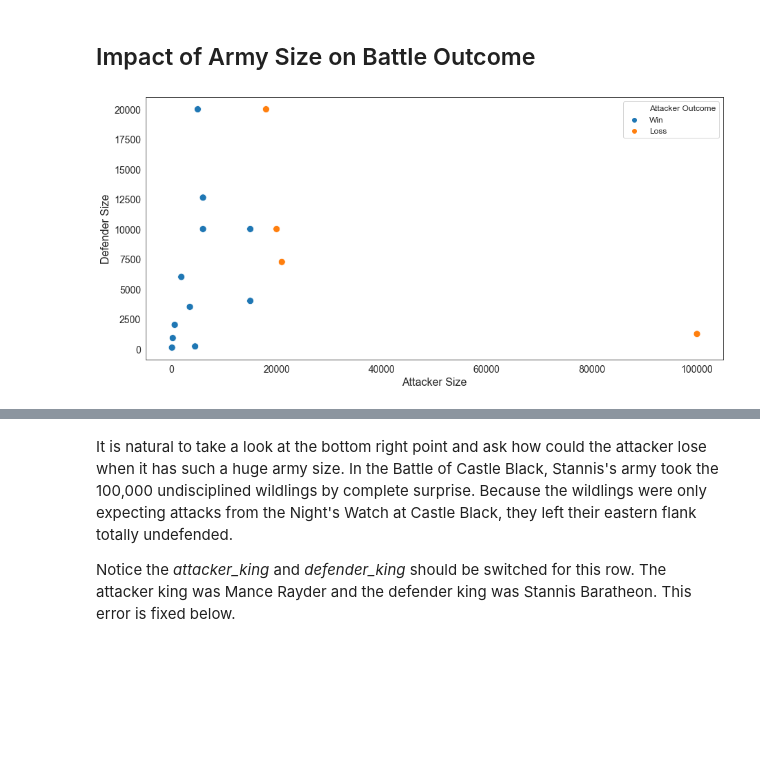
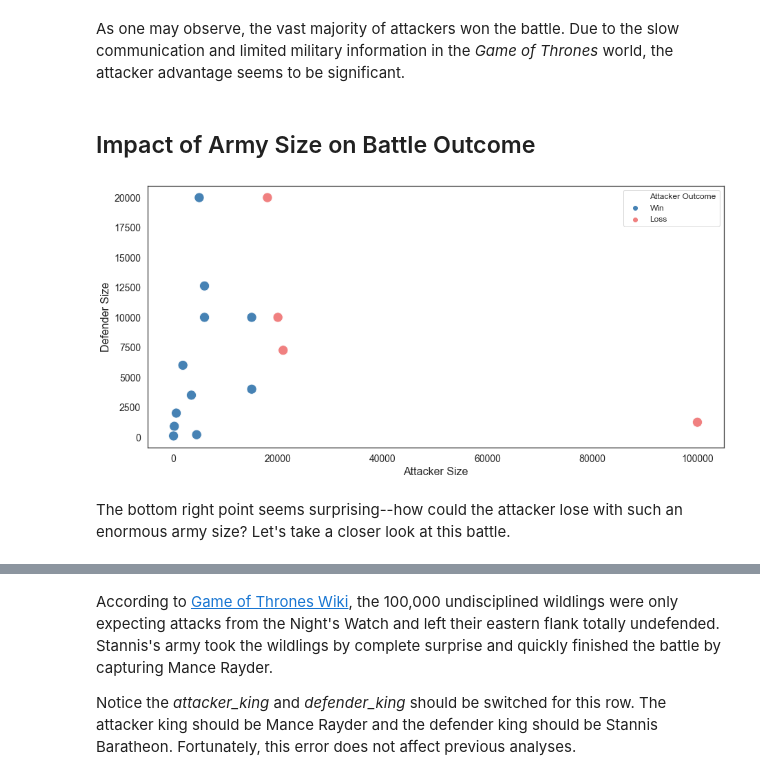
Before and after one commit to ydDianYu/Game_of_Thrones_Data_Analysis, a Jupyter notebook: exploratory-analysis.ipynb, the cells around one changed output, grey strips where cells are left out. Drawn from its saved outputs; the diff is of its cells as text; code cells hidden in the pictures; blank space fills up the shorter version.

Commit message:
Add attacker advantage analysis

```diff
--- a/exploratory-analysis.ipynb
+++ b/exploratory-analysis.ipynb
@@ -5,7 +5,7 @@ import pandas as pd
 import seaborn as sns
 import matplotlib.pyplot as plt
 pd.set_option("display.max_columns", None)
-sns.set_style("white")
+sns.set(style = "white")
 # %%
 plt.rcParams["axes.labelsize"] = 16.
 plt.rcParams["xtick.labelsize"] = 14.
@@ -26,13 +37,17 @@ battles.head()
+# %% [markdown]
+As one may observe, the vast majority of attackers won the battle. Due to the slow communication and limited military information in the *Game of Thrones* world, the attacker advantage seems to be significant.
 # %% [markdown]
 ## Impact of Army Size on Battle Outcome
 # %%
-army_size = battles.dropna(subset = ["attacker_size", "defender_size", "attacker_outcome"]).copy(deep = True)
-p = sns.scatterplot("attacker_size", "defender_size", hue = "attacker_outcome", data = army_size, s = 100)
+data = battles.dropna(subset = ["attacker_size", "defender_size", "attacker_outcome"]).copy(deep = True)
+p = sns.scatterplot("attacker_size", "defender_size", hue = "attacker_outcome", palette = ["steelblue", "lightcoral"], data = data, s = 200)
 _ = p.set(xlabel = "Attacker Size", ylabel = "Defender Size")
 legend = p.legend()
 legend.texts[0].set_text("Attacker Outcome")
 legend.texts[1].set_text("Win")
 legend.texts[2].set_text("Loss")
 # %% [output]
-[figure, old version]
+[figure, new version]
+# %% [markdown]
+The bottom right point seems surprising--how could the attacker lose with such an enormous army size? Let's take a closer look at this battle.
 # %%
@@ -41,9 +56,9 @@ army_size[army_size.attacker_size == max(army_size.attacker_size)]
 |  | name | year | battle_number | attacker_king | defender_king | attacker_1 | attacker_2 | attacker_3 | ... |
 | 27 | Battle of Castle Black | 300 | 28 | Stannis Baratheon | Mance Rayder | Free folk | Thenns | Giants | ... |
 # %% [markdown]
-It is natural to take a look at the bottom right point and ask how could the attacker lose when it has such a huge army size. In the Battle of Castle Black, Stannis's army took the 100,000 undisciplined wildlings by complete surprise. Because the wildlings were only expecting attacks from the Night's Watch at Castle Black, they left their eastern flank totally undefended.
+According to [Game of Thrones Wiki](https://gameofthrones.fandom.com/wiki/Battle_of_Castle_Black), the 100,000 undisciplined wildlings were only expecting attacks from the Night's Watch and left their eastern flank totally undefended. Stannis's army took the wildlings by complete surprise and quickly finished the battle by capturing Mance Rayder.
 
-Notice the *attacker_king* and *defender_king* should be switched for this row. The attacker king was Mance Rayder and the defender king was Stannis Baratheon. This error is fixed below.
+Notice the *attacker_king* and *defender_king* should be switched for this row. The attacker king should be Mance Rayder and the defender king should be Stannis Baratheon. Fortunately, this error does not affect previous analyses.
 # %%
 battles.loc[27, "attacker_king"] = "Mance Rayder"
 battles.loc[27, "defender_king"] = "Stannis Baratheon"
```
Also changed, not shown: parts of 3 cells of this notebook.
